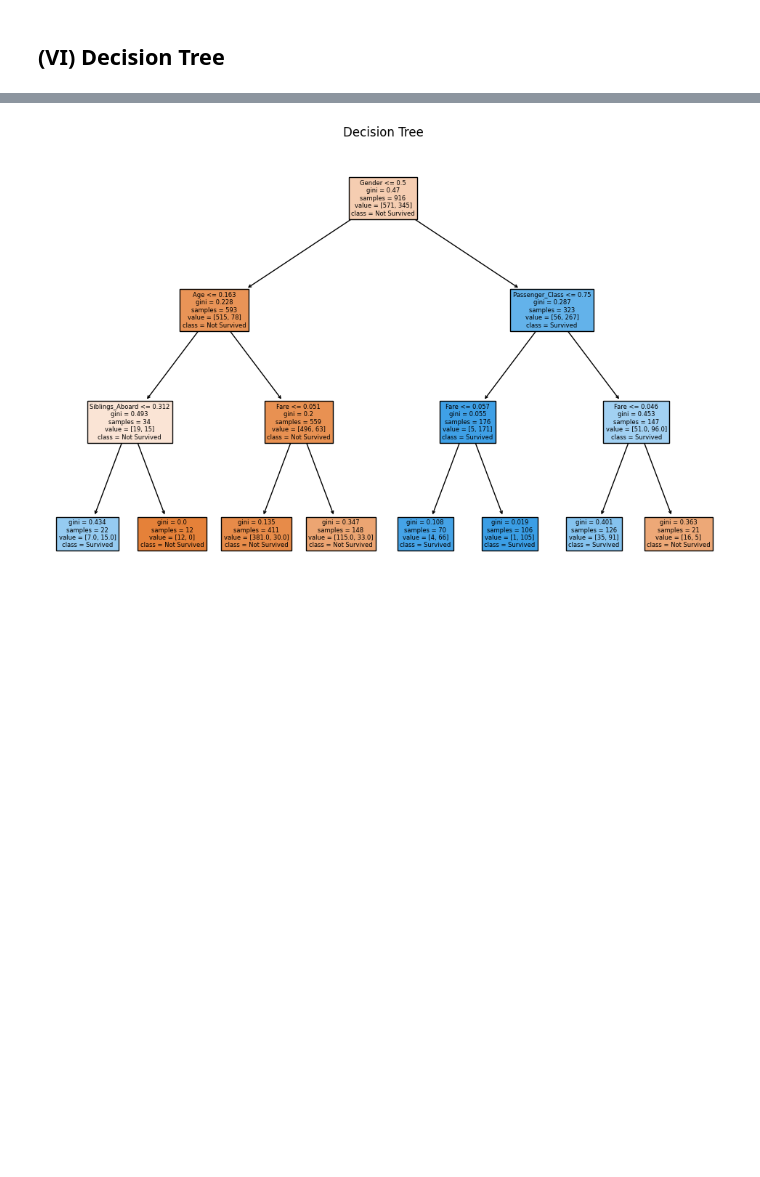
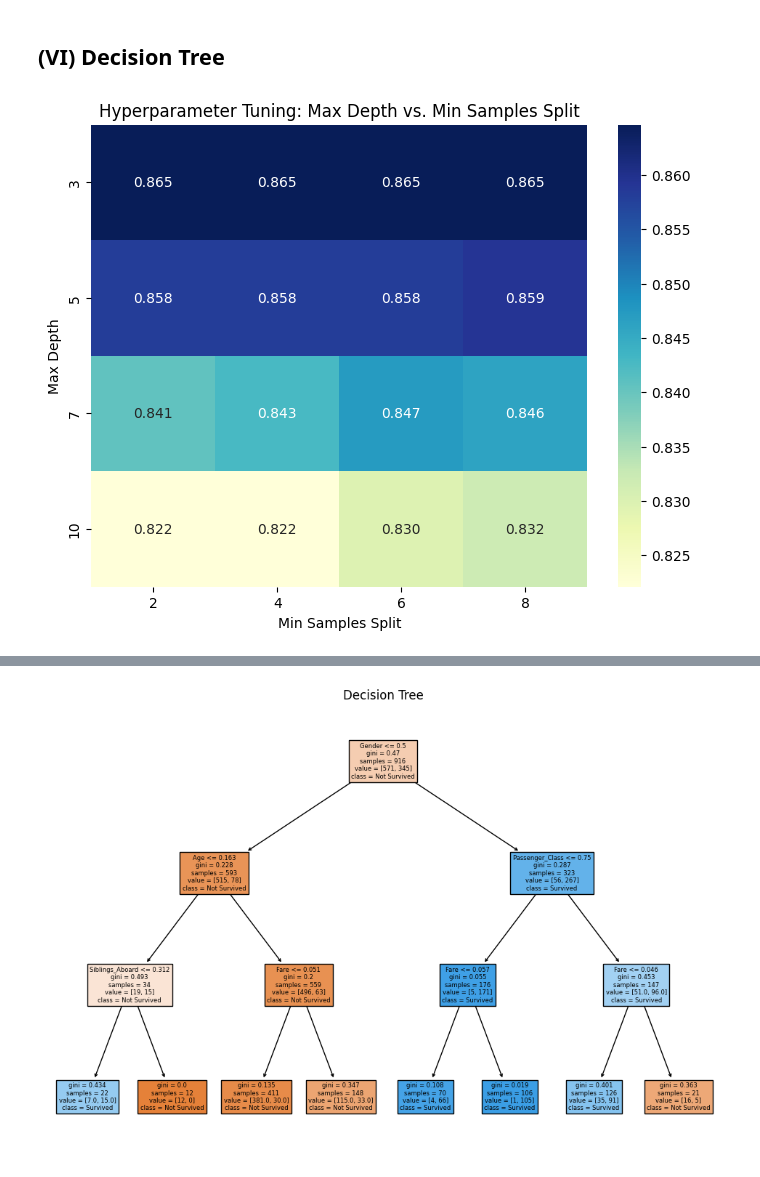
Before and after one commit to AhmedMohamady1/Titanic-Survivors-Prediction, a Jupyter notebook: main.ipynb, the cells around one changed output, grey strips where cells are left out. Drawn from its saved outputs; the diff is of its cells as text; code cells hidden in the pictures; blank space fills up the shorter version.

```diff
--- a/main.ipynb
+++ b/main.ipynb
@@ -667,2 +749,30 @@ weighted avg       0.87      0.87      0.87       393
 # %% [markdown]
 ## (VI) Decision Tree
+# %%
+# Define the parameter grid
+param_grid = {
+    'max_depth': [3, 5, 7, 10],
+    'min_samples_split': [2, 4, 6, 8]
+}
+
+# Perform GridSearchCV
+grid_search = GridSearchCV(estimator=DecisionTreeClassifier(random_state=42),
+                           param_grid=param_grid,
+                           scoring='accuracy', cv=5)
+grid_search.fit(X_train_minmax, y_train)
+
+# Get the results into a DataFrame
+results = pd.DataFrame(grid_search.cv_results_)
+
+# Pivot the results for visualization
+heatmap_data = results.pivot(index='param_max_depth', columns='param_min_samples_split', values='mean_test_score')
+
+# Plot heatmap
+plt.figure(figsize=(8, 6))
+sns.heatmap(heatmap_data, annot=True, cmap='YlGnBu', fmt='.3f')
+plt.title('Hyperparameter Tuning: Max Depth vs. Min Samples Split')
+plt.xlabel('Min Samples Split')
+plt.ylabel('Max Depth')
+plt.show()
+# %% [output]
+[figure, added]
```
Also changed, not shown: parts of 20 cells of this notebook, 1 other file.
